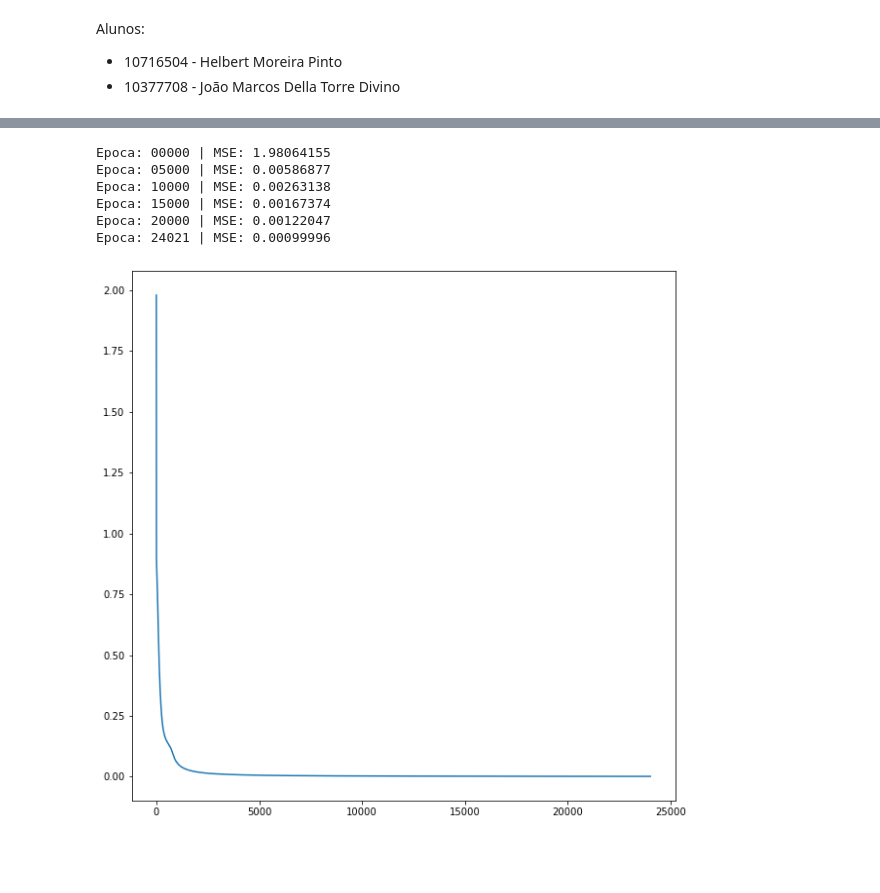
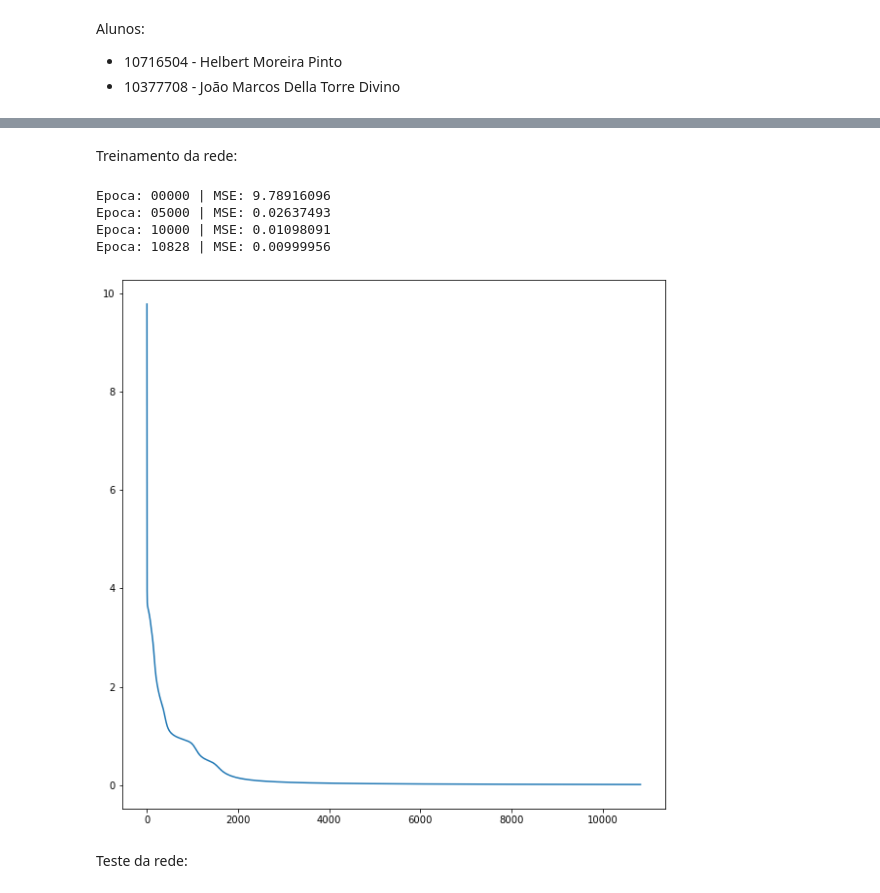
Before and after one commit to helbertmoreirapinto/SCC0270-Redes-Neurais, a Jupyter notebook: ex2 - MLP/iniciar.ipynb, the cells around one changed output, grey strips where cells are left out. Saved outputs shown, nothing was run; the diff lists cells and outputs as text; code cells hidden in the pictures; blank space fills up the shorter version.

```diff
--- a/ex2 - MLP/iniciar.ipynb
+++ b/ex2 - MLP/iniciar.ipynb
@@ -216,18 +243,20 @@ for x, _ in Id8:
+# %% [markdown]
+Treinamento da rede:
 # %%
-erro_epoca = rede_id8.treino(amostras=Id8, taxa=0.5, lim_erro=1e-3)
+erro_epoca = rede_id8.treino(amostras=Id8, taxa=0.5, lim_erro=1e-2)
 
 from matplotlib import pyplot as plt
 plt.figure(figsize=(10,10))
 plt.plot(erro_epoca)
 plt.show()
 # %% [output]
-Epoca: 00000 | MSE: 1.98064155
-Epoca: 05000 | MSE: 0.00586877
-Epoca: 10000 | MSE: 0.00263138
-Epoca: 15000 | MSE: 0.00167374
-Epoca: 20000 | MSE: 0.00122047
-Epoca: 24021 | MSE: 0.00099996
+Epoca: 00000 | MSE: 9.78916096
+Epoca: 05000 | MSE: 0.02637493
+Epoca: 10000 | MSE: 0.01098091
+Epoca: 10828 | MSE: 0.00999956
-[figure, old version]
+[figure, new version]
+# %% [markdown]
+Teste da rede:
 # %%
 for x, _ in Id8:
     y, _ = rede_id8.feedforward(x)
```
Also changed, not shown: parts of 40 cells of this notebook, 2 other files.
